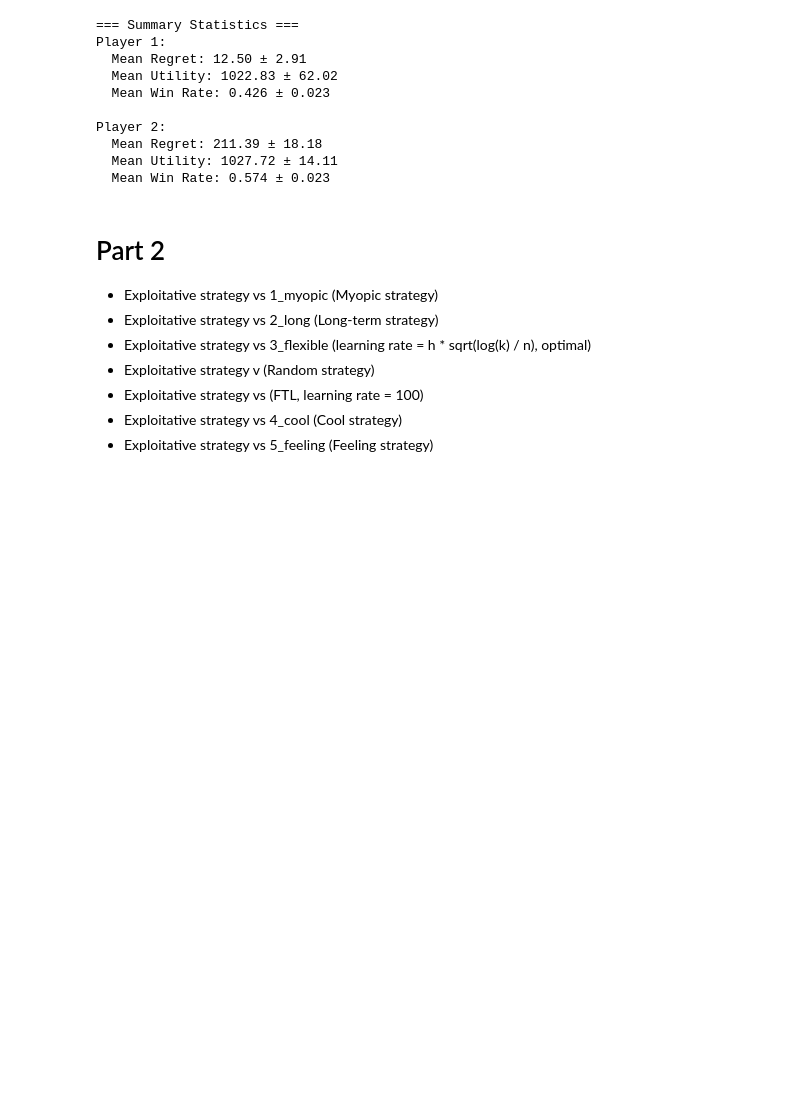
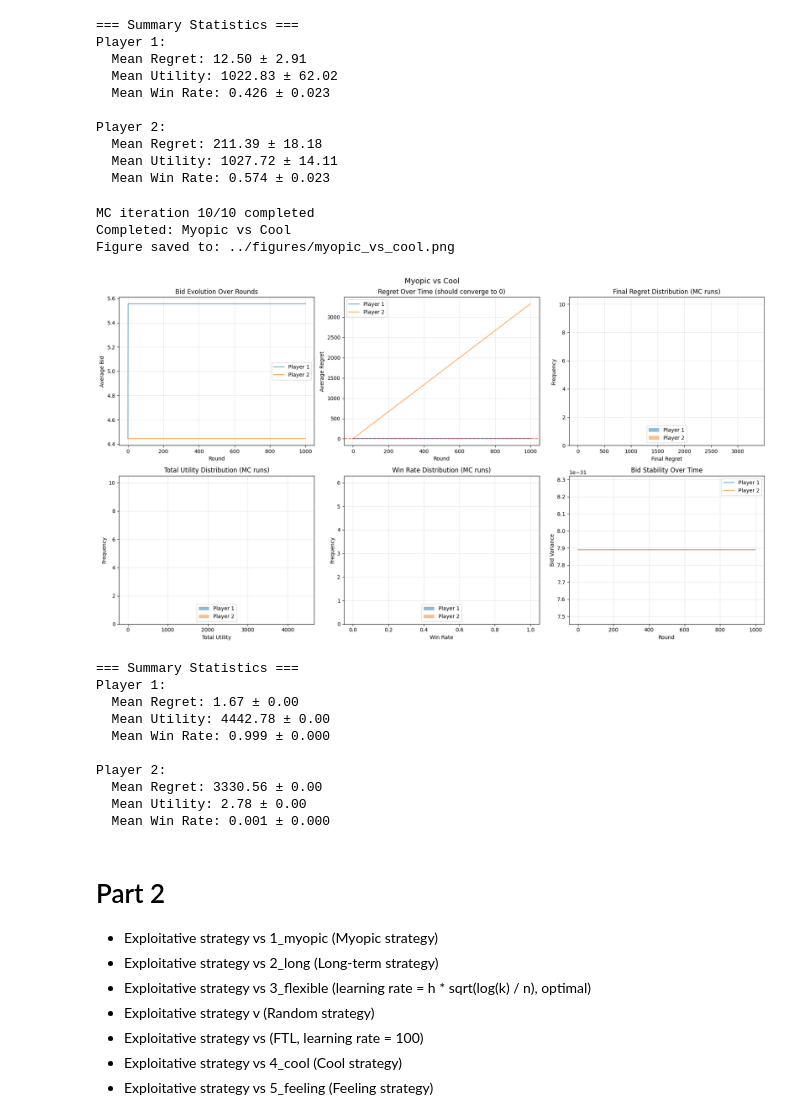
Before and after one commit to KoshiHarashima/CS332, a Jupyter notebook: 332Project3/code/plot.ipynb, the cells around one changed output. Cells and saved outputs as stored; diff of their text form; code cells hidden in the pictures; blank space fills up the shorter version.

```diff
--- a/332Project3/code/plot.ipynb
+++ b/332Project3/code/plot.ipynb
@@ -109,17 +108,29 @@ Player 2:
   Mean Utility: 1027.72 ± 14.11
   Mean Win Rate: 0.574 ± 0.023
 # %%
-# Example 1: Myopic vs Flexible
-# Note: flexible_algorithm uses optimal learning_rate = sqrt(log(k) / n) by default
-# Optimal learning rate: epsilon = sqrt(log(k) / T)
+# Example 1: Myopic vs Cool
+# Cool algorithm always bids v/2 (theoretical optimal)
 v1, v2 = 10.0, 10.0
 player1 = (myopic.myopic_algorithm, v1, {'k': k, 'h': v1})
-# Use default learning rate (sqrt(log(k) / n)) - no need to specify explicitly
-player2 = (flexible.flexible_algorithm, v2, {'k': k, 'h': v2})
-# Alternative: explicitly specify learning_rate = np.sqrt(np.log(k) / n_rounds)
-results_myopic_vs_flexible = run_repeated_fpa(player1, player2, n_rounds, n_mc, k=k)
-print("Completed: Myopic vs Flexible")
-plot_part1_results(results_myopic_vs_flexible, title="Myopic vs Flexible")
+player2 = (cool.cool_algorithm, v2, {'k': k, 'h': v2})
+results_myopic_vs_cool = run_repeated_fpa(player1, player2, n_rounds, n_mc, k=k)
+print("Completed: Myopic vs Cool")
+plot_part1_results(results_myopic_vs_cool, title="Myopic vs Cool")
+# %% [output]
+MC iteration 10/10 completed
+Completed: Myopic vs Cool
+Figure saved to: ../figures/myopic_vs_cool.png
+[figure, added]
+=== Summary Statistics ===
+Player 1:
+  Mean Regret: 1.67 ± 0.00
+  Mean Utility: 4442.78 ± 0.00
+  Mean Win Rate: 0.999 ± 0.000
+
+Player 2:
+  Mean Regret: 3330.56 ± 0.00
+  Mean Utility: 2.78 ± 0.00
+  Mean Win Rate: 0.001 ± 0.000
 # %%
 # What if we mix the type of players, and then see the result? Will it converge to Nash Equilibrium?
 # %% [markdown]
```
Also changed, not shown: parts of 1 cell of this notebook, 4 other files.
